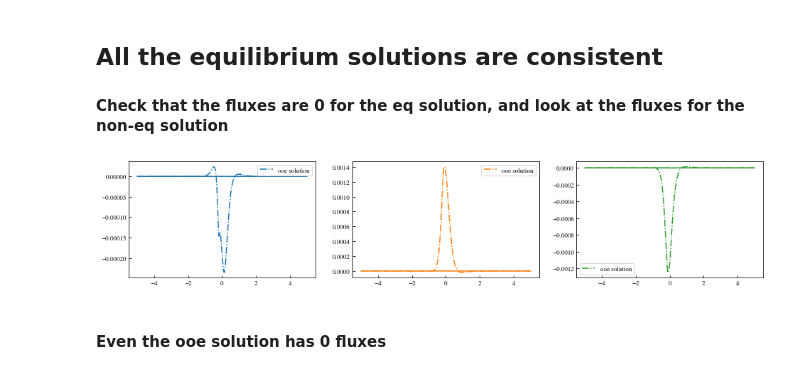
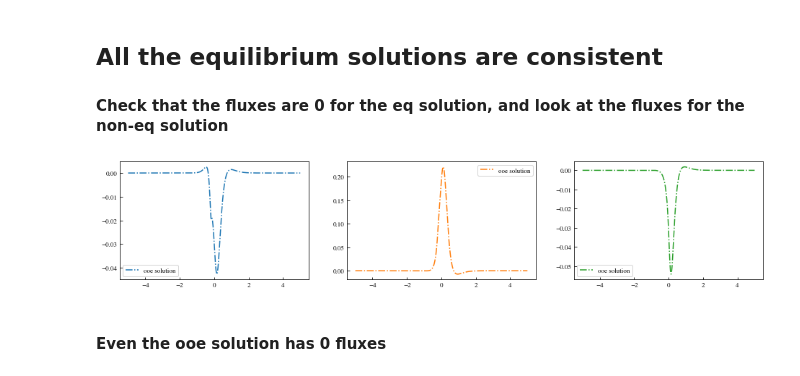
Before and after one commit to cachetdaspirine/active_phase_separation_small_computation, a Jupyter notebook: General_case_ooe_fluxs.ipynb, the cells around one changed output. Saved outputs shown, nothing was run; the diff lists cells and outputs as text; code cells hidden in the pictures.

```diff
--- a/General_case_ooe_fluxs.ipynb
+++ b/General_case_ooe_fluxs.ipynb
@@ -130,26 +147,26 @@ C_ooe__diff_flux = diff_flux(rho_c_ooe,Vc(X),dx)
 # %%
 fig,ax = plt.subplots(ncols=3,figsize=(16,3))
 
 X = np.linspace(X0,Xf,n,endpoint=False)
 
-ax[0].plot(X,A_eq_diff__diff_flux,color=ColorCycle[0])
+#ax[0].plot(X,A_eq_diff__diff_flux,color=ColorCycle[0])
 #ax[0].plot(X,A_eq_chem__diff_flux,color=ColorCycle[0],linestyle='--')
-ax[0].plot(X,A_eq__diff_flux,color = ColorCycle[0],linestyle=':')
-ax[0].plot(X,A_ooe__diff_flux ,color = ColorCycle[0],linestyle='-.',label='ooe solution')
+#ax[0].plot(X,A_eq__diff_flux,color = ColorCycle[0],linestyle=':')
+ax[0].plot(X,A_ooe__diff_flux/rho_a_ooe ,color = ColorCycle[0],linestyle='-.',label='ooe solution')
 
-ax[1].plot(X,B_eq_diff__diff_flux,color=ColorCycle[1])
+#ax[1].plot(X,B_eq_diff__diff_flux,color=ColorCycle[1])
 #ax[1].plot(X,B_eq_chem__diff_flux,color=ColorCycle[1],linestyle='--')
-ax[1].plot(X,B_eq__diff_flux,color = ColorCycle[1],linestyle=':')
-ax[1].plot(X,B_ooe__diff_flux,color = ColorCycle[1],linestyle='-.',label='ooe solution')
+#ax[1].plot(X,B_eq__diff_flux,color = ColorCycle[1],linestyle=':')
+ax[1].plot(X,B_ooe__diff_flux/rho_b_ooe,color = ColorCycle[1],linestyle='-.',label='ooe solution')
 
-ax[2].plot(X,C_eq_diff__diff_flux,color=ColorCycle[2])
+#ax[2].plot(X,C_eq_diff__diff_flux,color=ColorCycle[2])
 #ax[2].plot(X,C_eq_chem__diff_flux,color=ColorCycle[2],linestyle='--')
-ax[2].plot(X,C_eq__diff_flux,color = ColorCycle[2],linestyle=':')
-ax[2].plot(X,C_ooe__diff_flux,color = ColorCycle[2],linestyle='-.',label='ooe solution')
+#ax[2].plot(X,C_eq__diff_flux,color = ColorCycle[2],linestyle=':')
+ax[2].plot(X,C_ooe__diff_flux/rho_c_ooe,color = ColorCycle[2],linestyle='-.',label='ooe solution')
 
 for i in range(3):
     ax[i].legend()
 # %% [output]
-[figure, old version]
+[figure, new version]
 # %% [markdown]
 #### Even the ooe solution has 0 fluxes
```
Also changed, not shown: parts of 1 cell of this notebook, 1 other file.
